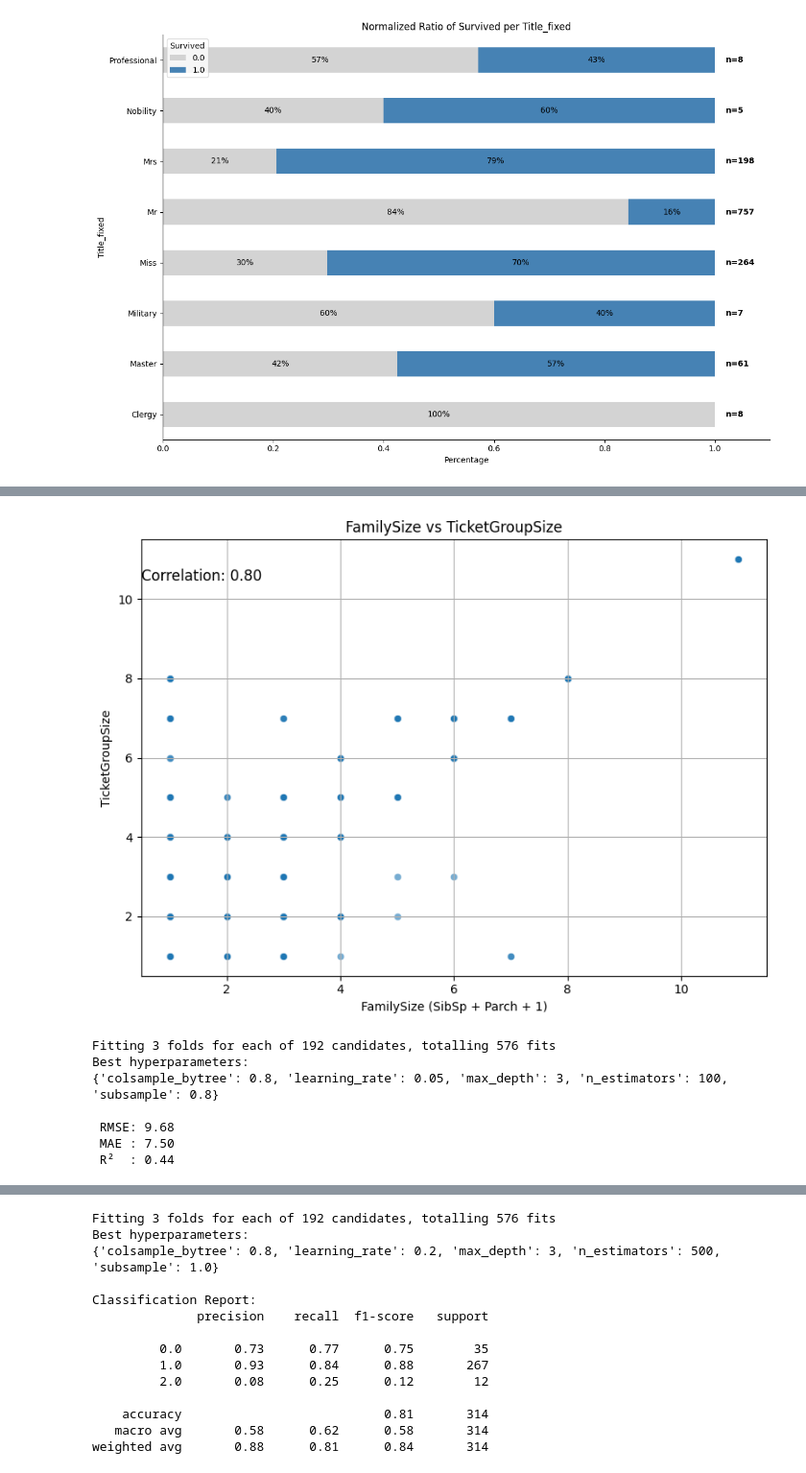
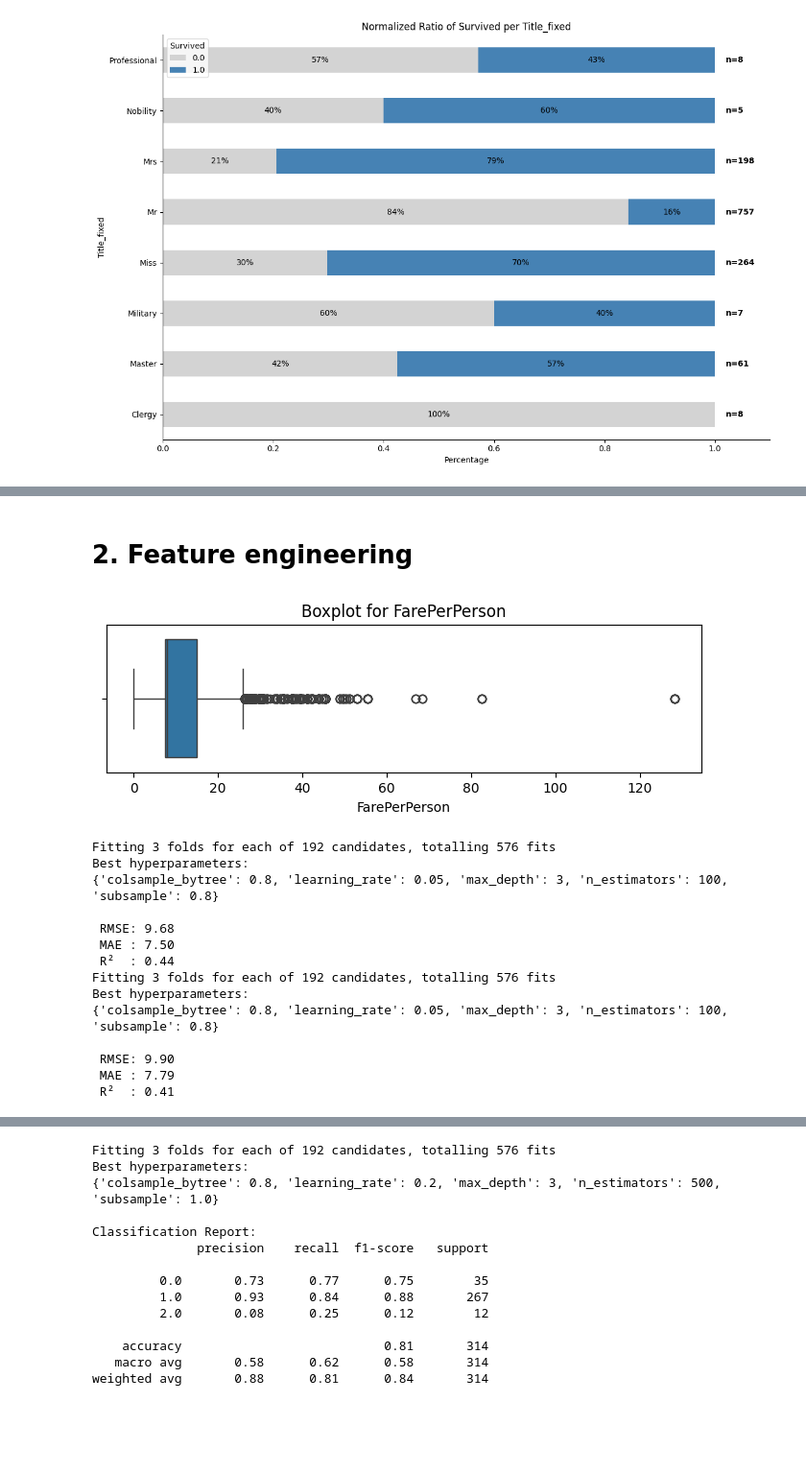
Before and after one commit to seiless/Kaggle, a Jupyter notebook: titanic/titanic.ipynb, the cells around one changed output, grey strips where cells are left out. Shown at 96% size. Drawn from its saved outputs; the diff is of its cells as text; code cells hidden in the pictures; blank space fills up the shorter version.

```diff
--- a/programs/titanic/titanic.ipynb
+++ b/titanic/titanic.ipynb
@@ -197,3 +208,12 @@ utils.plot_binary_ratio_by_category(datamart, 'Title_fixed', 'Survived')
+# %% [markdown]
+# 2. Feature engineering
+# %%
+# Missing values in the Embarked column are filled with the mode.
+datamart['Embarked_filled'] = utils.fill_embarked_with_mode(datamart,'Embarked')
+# %%
+utils.plot_outliers(datamart,'FarePerPerson')
+# %% [output]
+[figure, added]
 # %%
 # Calculate SibSp + Parch + 1 (= Family Size) and TicketGroupSize.
 datamart['FamilySize'] = datamart['SibSp'] + datamart['Parch'] + 1
@@ -201,21 +226,6 @@ datamart['TicketGroupSize'] = datamart.groupby('Ticket')['Ticket'].transform('co
-# %%
-# In many cases, the values of the two variables are the same, but not always.
-plt.figure(figsize=(8, 6))
-sns.scatterplot(data=datamart, x='FamilySize', y='TicketGroupSize', alpha=0.6)
-plt.title('FamilySize vs TicketGroupSize')
-plt.xlabel('FamilySize (SibSp + Parch + 1)')
-plt.ylabel('TicketGroupSize')
-plt.grid(True)
-
-corr = datamart[['FamilySize', 'TicketGroupSize']].corr().iloc[0, 1]
-plt.text(0.5, max(datamart['TicketGroupSize']) * 0.95, f'Correlation: {corr:.2f}', fontsize=12)
-
-plt.tight_layout()
-plt.show()
-# %% [output]
-[figure, removed]
 # %%
 utils.evaluate_null_int_columns_prediction_model(datamart, column='Age', features=['Pclass', 'SibSp', 'Parch', 'Fare','Title'])
+utils.evaluate_null_int_columns_prediction_model(datamart, column='Age', features=['Pclass', 'SibSp', 'Parch', 'FarePerPerson','Title'])
 # %% [output]
 Fitting 3 folds for each of 192 candidates, totalling 576 fits
 Best hyperparameters:
@@ -224,3 +234,10 @@ Best hyperparameters:
  RMSE: 9.68
  MAE : 7.50
  R²  : 0.44
+Fitting 3 folds for each of 192 candidates, totalling 576 fits
+Best hyperparameters:
+{'colsample_bytree': 0.8, 'learning_rate': 0.05, 'max_depth': 3, 'n_estimators': 100, 'subsample': 0.8}
+
+ RMSE: 9.90
+ MAE : 7.79
+ R²  : 0.41
```
Also changed, not shown: parts of 14 cells of this notebook, 10 other files.
